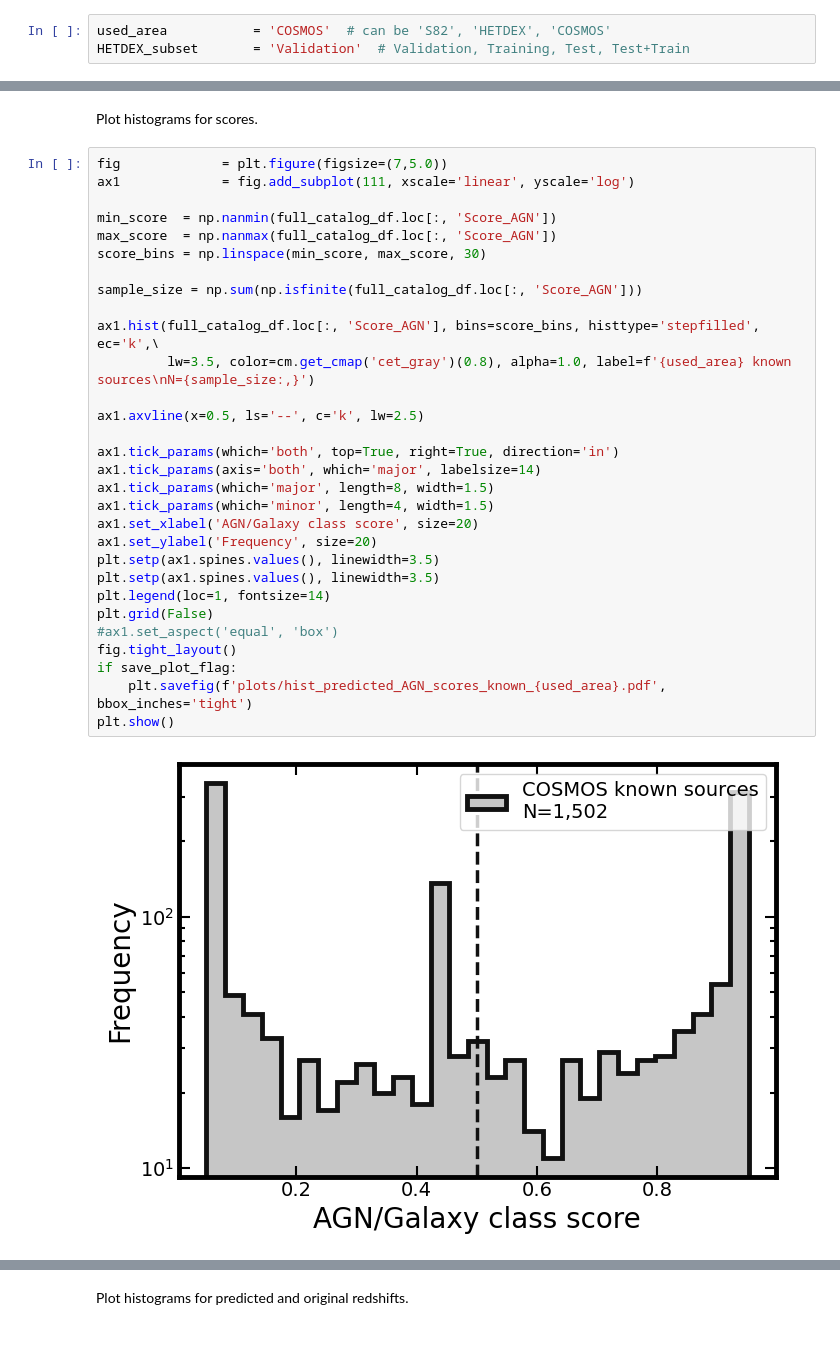
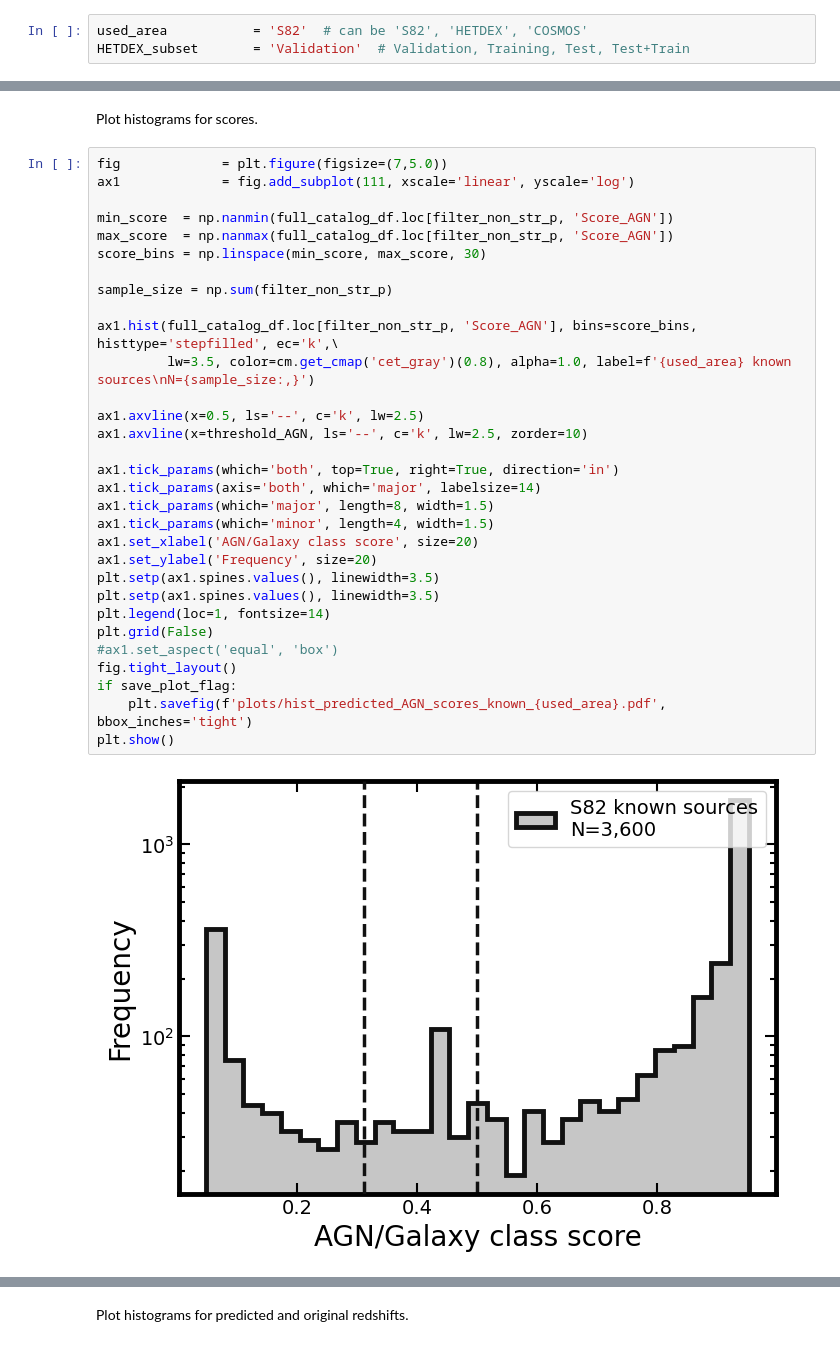
Before and after one commit to racarvajal/Pipeline_RG_z_ML, a Jupyter notebook: ML_12.ipynb, the cells around one changed output, grey strips where cells are left out. Saved outputs shown, nothing was run; the diff lists cells and outputs as text.

```diff
--- a/ML_12.ipynb
+++ b/ML_12.ipynb
@@ -368,7 +368,7 @@ use_third_z_model   = False  # z >= 3.0
 use_fourth_z_model  = True  # z >= 3.7 (with SMOGN), or, if needed, z >= 4.0
 compare_A17_flag    = True  # Compare with the results from Ananna et al., 2017
 # %%
-used_area           = 'COSMOS'  # can be 'S82', 'HETDEX', 'COSMOS'
+used_area           = 'S82'  # can be 'S82', 'HETDEX', 'COSMOS'
 HETDEX_subset       = 'Validation'  # Validation, Training, Test, Test+Train
 # %%
 if used_area != 'S82':
@@ -823,35 +787,36 @@ Plot histograms for scores.
 # %%
 fig             = plt.figure(figsize=(7,5.0))
 ax1             = fig.add_subplot(111, xscale='linear', yscale='log')
 
-min_score  = np.nanmin(full_catalog_df.loc[:, 'Score_AGN'])
-max_score  = np.nanmax(full_catalog_df.loc[:, 'Score_AGN'])
+min_score  = np.nanmin(full_catalog_df.loc[filter_non_str_p, 'Score_AGN'])
+max_score  = np.nanmax(full_catalog_df.loc[filter_non_str_p, 'Score_AGN'])
 score_bins = np.linspace(min_score, max_score, 30)
 
-sample_size = np.sum(np.isfinite(full_catalog_df.loc[:, 'Score_AGN']))
+sample_size = np.sum(filter_non_str_p)
 
-ax1.hist(full_catalog_df.loc[:, 'Score_AGN'], bins=score_bins, histtype='stepfilled', ec='k',\
+ax1.hist(full_catalog_df.loc[filter_non_str_p, 'Score_AGN'], bins=score_bins, histtype='stepfilled', ec='k',\
          lw=3.5, color=cm.get_cmap('cet_gray')(0.8), alpha=1.0, label=f'{used_area} known sources\nN={sample_size:,}')
 
 ax1.axvline(x=0.5, ls='--', c='k', lw=2.5)
+ax1.axvline(x=threshold_AGN, ls='--', c='k', lw=2.5, zorder=10)
 
 ax1.tick_params(which='both', top=True, right=True, direction='in')
 ax1.tick_params(axis='both', which='major', labelsize=14)
 ax1.tick_params(which='major', length=8, width=1.5)
 ax1.tick_params(which='minor', length=4, width=1.5)
 ax1.set_xlabel('AGN/Galaxy class score', size=20)
 ax1.set_ylabel('Frequency', size=20)
 plt.setp(ax1.spines.values(), linewidth=3.5)
 plt.setp(ax1.spines.values(), linewidth=3.5)
 plt.legend(loc=1, fontsize=14)
 plt.grid(False)
 #ax1.set_aspect('equal', 'box')
 fig.tight_layout()
 if save_plot_flag:
     plt.savefig(f'plots/hist_predicted_AGN_scores_known_{used_area}.pdf', bbox_inches='tight')
 plt.show()
 # %% [output]
-[figure, old version]
+[figure, new version]
 # %%
 fig             = plt.figure(figsize=(7,5.0))
 ax1             = fig.add_subplot(111, xscale='linear', yscale='log')
```
Also changed, not shown: parts of 57 cells of this notebook.
